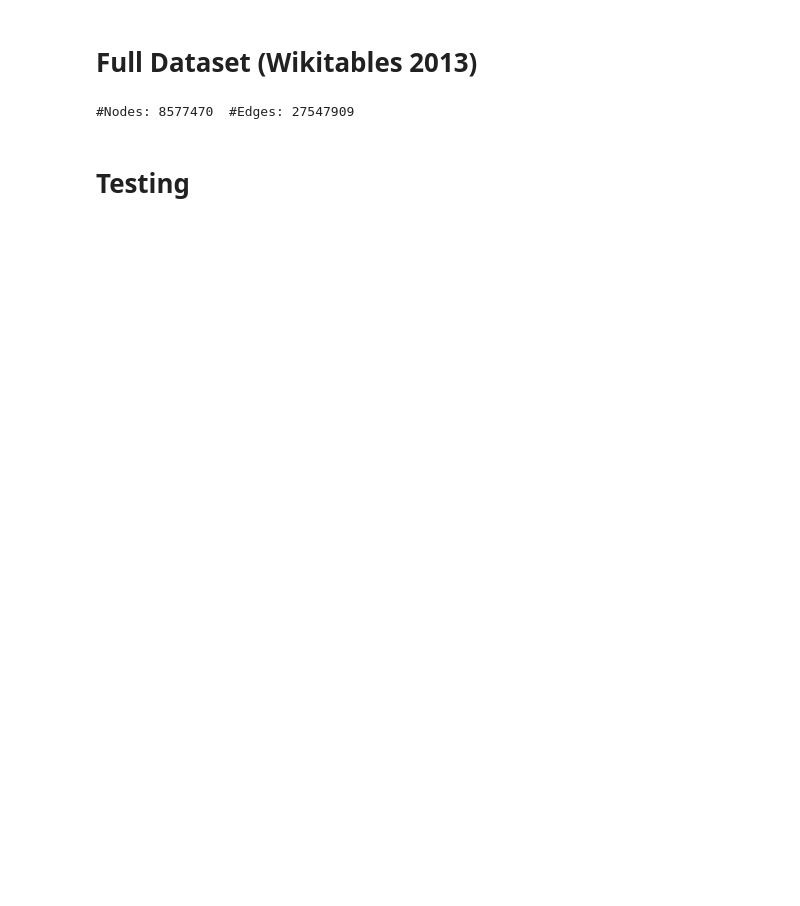
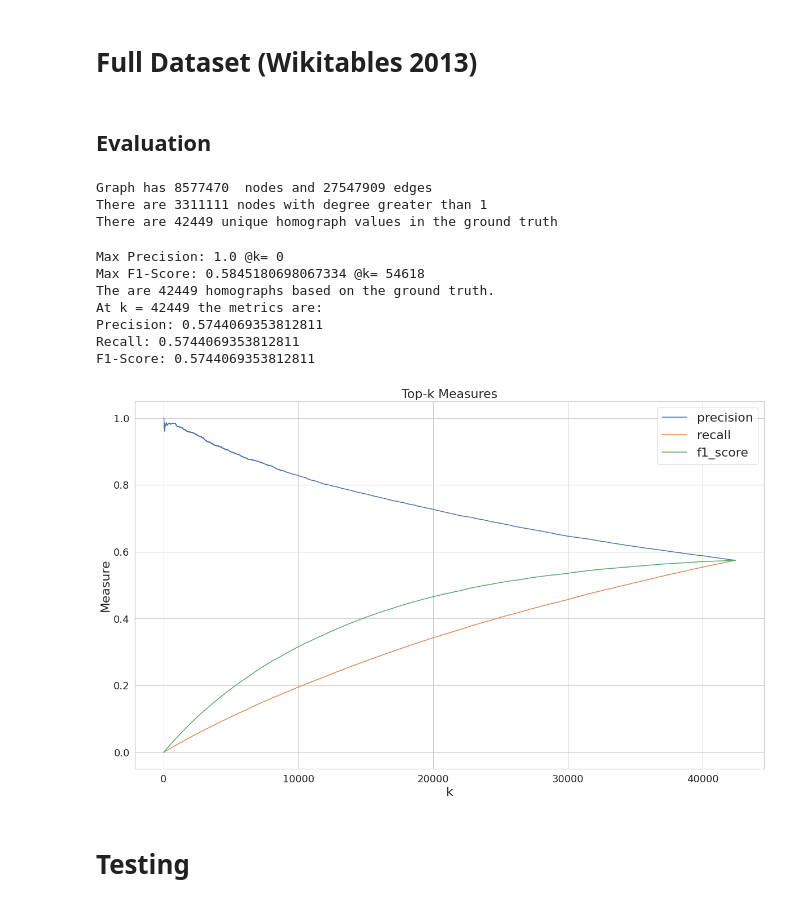
Before and after one commit to northeastern-datalab/domain_net, a Jupyter notebook: network_analysis/wikitables_dataset_evaluation.ipynb, the cells around one changed output. Saved outputs shown, nothing was run; the diff lists cells and outputs as text; code cells hidden in the pictures; blank space fills up the shorter version.

Commit message:
Updated wikitables evaluation notebook

```diff
--- a/network_analysis/wikitables_dataset_evaluation.ipynb
+++ b/network_analysis/wikitables_dataset_evaluation.ipynb
@@ -118,0 +99,18 @@ graph_stats_with_gt[graph_stats_with_gt['is_homograph']==False].head(25)
+# %%
+# Identify top BC cell nodes that are non linked cell nodes
+df_path='output/wikitables_datasets/wikipages_2013/selected_csv_tables/'
+graph_stats_with_gt = pd.read_pickle(df_path+'graph_stats_with_groundtruth_df.pickle')
+with open('../graph_construction/combined_graphs_output/wikitable_datasets/wikipages_2013/selected_csv_tables/bipartite/bipartite.graph', 'rb') as f:
+    G=pickle.load(f)
+print("Graph has", G.number_of_nodes(), " nodes and", G.number_of_edges(), "edges")
+nodes_with_degree_greater_than_1 = [n for n in graph_stats_with_gt['node'].values if G.degree[n] > 1]
+print('There are', len(nodes_with_degree_greater_than_1), 'nodes with degree greater than 1')
+
+# Consider only nodes with greater than 1 degree
+graph_stats_with_gt = graph_stats_with_gt.loc[graph_stats_with_gt['node'].isin(nodes_with_degree_greater_than_1)]
+
+# Consider only cell nodes
+graph_stats_with_gt = graph_stats_with_gt[graph_stats_with_gt['node_type']=='cell']
+
+# Consider only nodes that do not correspond to known linkable entities
+graph_stats_with_gt=graph_stats_with_gt[(graph_stats_with_gt['is_homograph']!=True) & (graph_stats_with_gt['is_homograph']!=False)].sort_values(by='approximate_betweenness_centrality', ascending=False)
@@ -119,8 +140,2 @@ graph_stats_with_gt[graph_stats_with_gt['is_homograph']==False].head(25)
 # %% [markdown]
 # Full Dataset (Wikitables 2013)
-# %%
-with open('../graph_construction/combined_graphs_output/wikitable_datasets/wikipages_2013/csv_tables/bipartite/bipartite.graph', 'rb') as f:
-    G=pickle.load(f)
-print("#Nodes:", G.number_of_nodes(), " #Edges:", G.number_of_edges())
-# %% [output]
-#Nodes: 8577470  #Edges: 27547909
@@ -127,3 +151,40 @@ print("#Nodes:", G.number_of_nodes(), " #Edges:", G.number_of_edges())
+# %% [markdown]
+## Evaluation
+# %%
+df_path='output/wikitables_datasets/wikipages_2013/csv_tables/'
+graph_stats_with_gt = pd.read_pickle(df_path+'graph_stats_with_groundtruth_df.pickle')
+with open('../graph_construction/combined_graphs_output/wikitable_datasets/wikipages_2013/csv_tables/bipartite/bipartite.graph', 'rb') as f:
+    G=pickle.load(f)
+print("Graph has", G.number_of_nodes(), " nodes and", G.number_of_edges(), "edges")
+nodes_with_degree_greater_than_1 = [n for n in graph_stats_with_gt['node'].values if G.degree[n] > 1]
+print('There are', len(nodes_with_degree_greater_than_1), 'nodes with degree greater than 1')
+
+# Consider only cell nodes with greater than 1 degree
+graph_stats_with_gt = graph_stats_with_gt.loc[graph_stats_with_gt['node'].isin(nodes_with_degree_greater_than_1)]
+
+# Consider only nodes for which the ground truth is known and sort by BC
+graph_stats_with_gt=graph_stats_with_gt[(graph_stats_with_gt['is_homograph']==True) | (graph_stats_with_gt['is_homograph']==False)].sort_values(by='approximate_betweenness_centrality', ascending=False)
+num_true_homographs=len(graph_stats_with_gt[graph_stats_with_gt['is_homograph']==True])
+print("There are", num_true_homographs, 'unique homograph values in the ground truth')
+# %% [output]
+Graph has 8577470  nodes and 27547909 edges
+There are 3311111 nodes with degree greater than 1
+There are 42449 unique homograph values in the ground truth
+# %%
+graph_stats_with_gt = utils.calculate_measures(df=graph_stats_with_gt, num_true_homographs=num_true_homographs)
+graph_stats_with_gt=graph_stats_with_gt.reset_index(drop=True)
+print("Max Precision:", graph_stats_with_gt['precision'].max(), '@k=', graph_stats_with_gt['precision'].idxmax())
+print("Max F1-Score:", graph_stats_with_gt['f1_score'].max(), '@k=', graph_stats_with_gt['f1_score'].idxmax())
+utils.topk_evaluation.top_k_graphs(graph_stats_with_gt, output_dir='figures/wikitables_datasets/wikipages_2013/csv_tables/')
+# %% [output]
+Max Precision: 1.0 @k= 0
+Max F1-Score: 0.5845180698067334 @k= 54618
+The are 42449 homographs based on the ground truth.
+At k = 42449 the metrics are:
+Precision: 0.5744069353812811
+Recall: 0.5744069353812811
+F1-Score: 0.5744069353812811
+[figure, added]
 # %% [markdown]
 # Testing
 # %%
```
Also changed, not shown: parts of 6 cells of this notebook.
